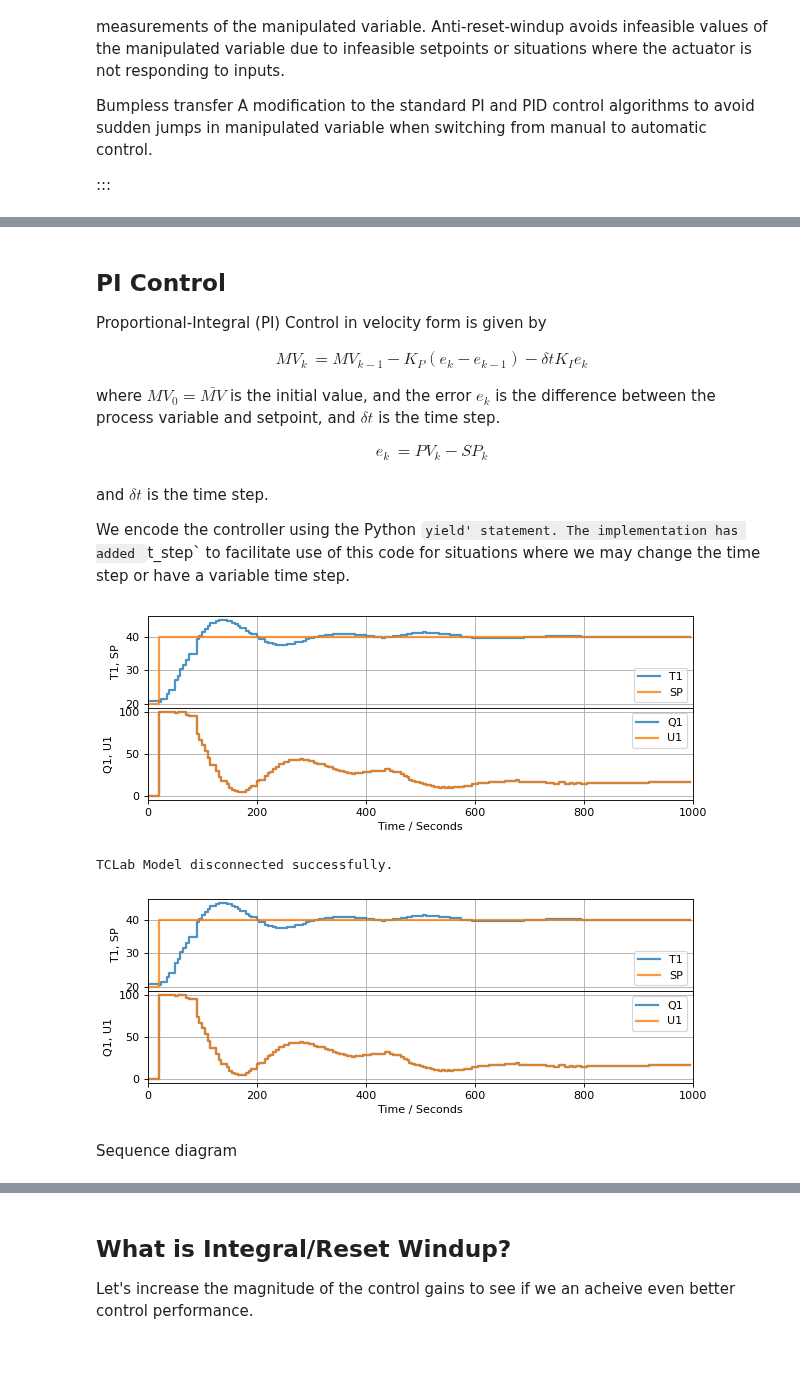
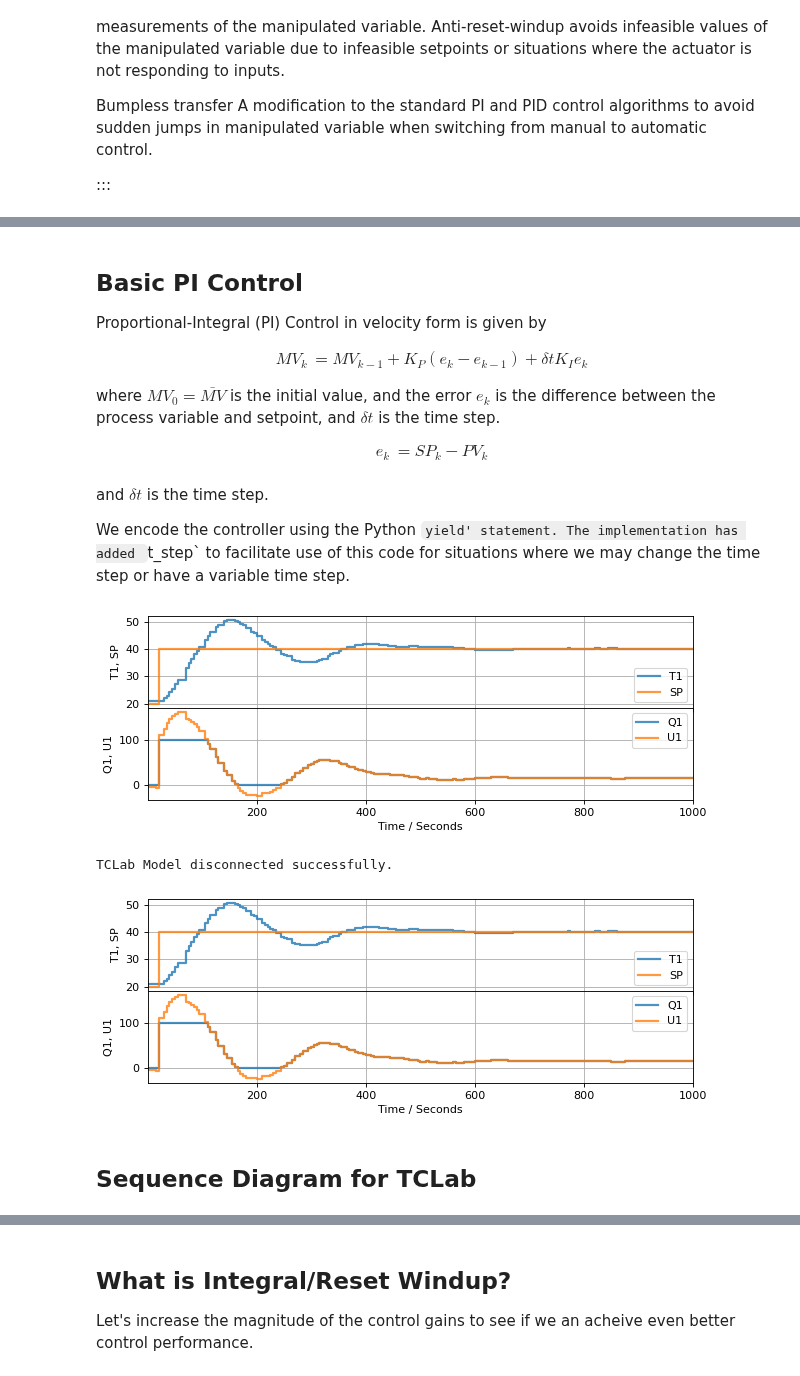
Before and after one commit to jckantor/cbe30338-book, a Jupyter notebook: notebooks/03.07-Integral-Windup-and-Bumpless-Transfer.ipynb, the cells around one changed output, grey strips where cells are left out. Cells and saved outputs as stored; diff of their text form; code cells hidden in the pictures.

```diff
--- a/notebooks/03.07-Integral-Windup-and-Bumpless-Transfer.ipynb
+++ b/notebooks/03.07-Integral-Windup-and-Bumpless-Transfer.ipynb
@@ -76,31 +76,20 @@ Bumpless transfer
 * [A complete unit operation](https://pressbooks.bccampus.ca/chbe220/wp-content/uploads/sites/1010/2020/06/PIDExp.png)
 ---
 # %% [markdown]
-## PI Control
+## Basic PI Control
 
 Proportional-Integral (PI) Control in velocity form is given by
 
 \begin{align}
-MV_k & = MV_{k-1} - K_P (e_{k} - e_{k-1}) - \delta t K_I e_k
+MV_k & = MV_{k-1} + K_P (e_{k} - e_{k-1}) + \delta t K_I e_k
 \end{align}
 
 where $MV_0= \bar{MV}$ is the initial value, and the error $e_k$ is the difference between the process variable and setpoint, and $\delta t$ is the time step.
 
 \begin{align}
-e_k & = PV_k - SP_k \\
+e_k & = SP_k - PV_k \\
 \end{align}
 
 and $\delta t$ is the time step.
 
 We encode the controller using the Python `yield' statement. The implementation has added `t_step` to facilitate use of this code for situations where we may change the time step or have a variable time step.
-# %%
-# caution: this is not a final version of our PI controller
-def PI(Kp, Ki, MV_bar=0):
-    MV = MV_bar
-    e_prev = 0
-    while True:
-        t_step, SP, PV = yield MV
-        e = PV - SP
-        MV -= Kp*(e - e_prev) + t_step*Ki*e
-        MV = max(0, min(100, MV))
-        e_prev = e
@@ -108,42 +137,59 @@ def PI(Kp, Ki, MV_bar=0):
 from tclab import TCLab, clock, Historian, Plotter, setup
 
 def SP(t):
+    ''' Step test setpoint profile '''
     return 40 if t >= 20 else 20
 
 def DV(t):
+    ''' Disturbance profile '''
     return 100 if t >= 420 else 0
 
+# Connect to TCLab (simulate/digital twin in connected=False)
 TCLab = setup(connected=False, speedup=60)
 
+# Specify time horizon and time step (seconds)
 t_final = 1000
 t_step = 5
 
-controller = PI(5, 0.2)
+# Create a controller
+controller = PI(Kp=5, Ki=0.2)
 
 with TCLab() as lab:
+    # Create a historian to store data
     sources = (("T1", lambda: lab.T1), ("SP", lambda: SP(t)),
                ("U1", lambda: U1), ("Q1", lab.Q1))
     h = Historian(sources)
     p = Plotter(h, t_final, layout=[("T1", "SP"), ("Q1", "U1")])
 
-    # initialize manipulated variable
+    # initialize maximum heater power (recall 255 is maximum)
     lab.P1 = 200
     lab.P2 = 200
+
+    # Apply first step of controller
     lab.Q1(next(controller))
 
-    # event loop
+    # event loop over time
     for t in clock(t_final, t_step):
+        # read temperature
         T1 = lab.T1
+
+        # calculate controll action
         U1 = controller.send((t_step, SP(t), T1))
+
+        # apply control action
         lab.Q1(U1)
-        lab.Q2(DV(t))                        # <= disturbance
+
+        # apply disturbance
+        lab.Q2(DV(t))
+
+        # update plot
         p.update(t)
 # %% [output]
-[figure, old version]
+[figure, new version]
 TCLab Model disconnected successfully.
-[figure, old version]
+[figure, new version]
-# %% [markdown]
-Sequence diagram
+# %% [markdown]
+## Sequence Diagram for TCLab
 # %% [markdown]
 ![](figures/sequence-PID-1.png)
 # %% [markdown]
```
Also changed, not shown: parts of 17 cells of this notebook.
